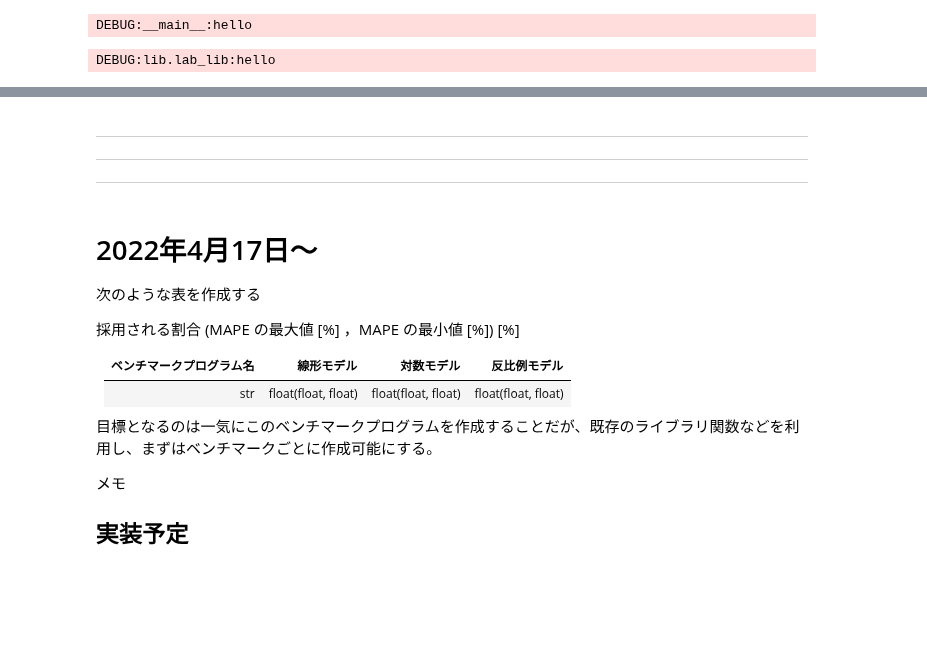
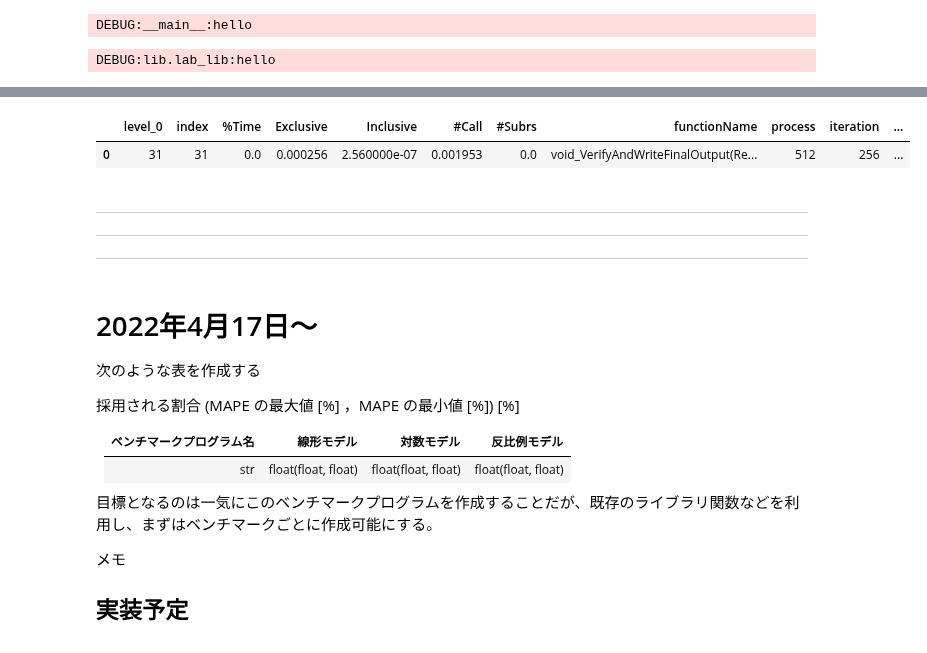
Before and after one commit to arima0714/Lab00, a Jupyter notebook: testing_pub.ipynb, the cells around one changed output, grey strips where cells are left out. Cells and saved outputs as stored; diff of their text form; code cells hidden in the pictures; blank space fills up the shorter version.

```diff
--- a/testing_pub.ipynb
+++ b/testing_pub.ipynb
@@ -28,3 +243,8 @@ DEBUG:lib.lab_lib:hello
+# %%
+testDF_perFunc.reset_index()
+# %% [output]
+|  | level_0 | index | %Time | Exclusive | Inclusive | #Call | #Subrs | functionName | process | iteration | ... |
+| 0 | 31 | 31 | 0.0 | 0.000256 | 2.560000e-07 | 0.001953 | 0.0 | void_VerifyAndWriteFinalOutput(Re... | 512 | 256 | ... |
 # %%
 %reset
 # %% [markdown]
```
Also changed, not shown: parts of 2 cells of this notebook.
